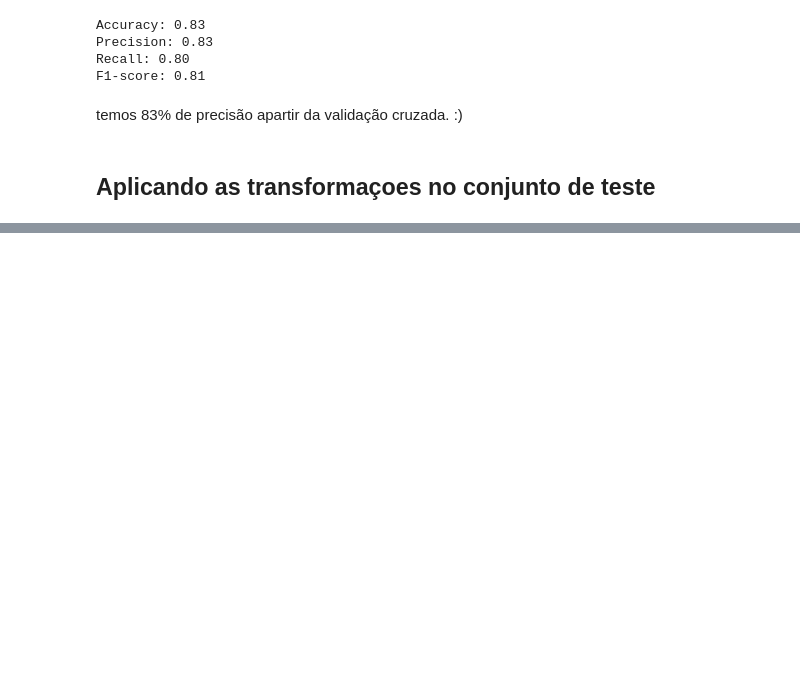
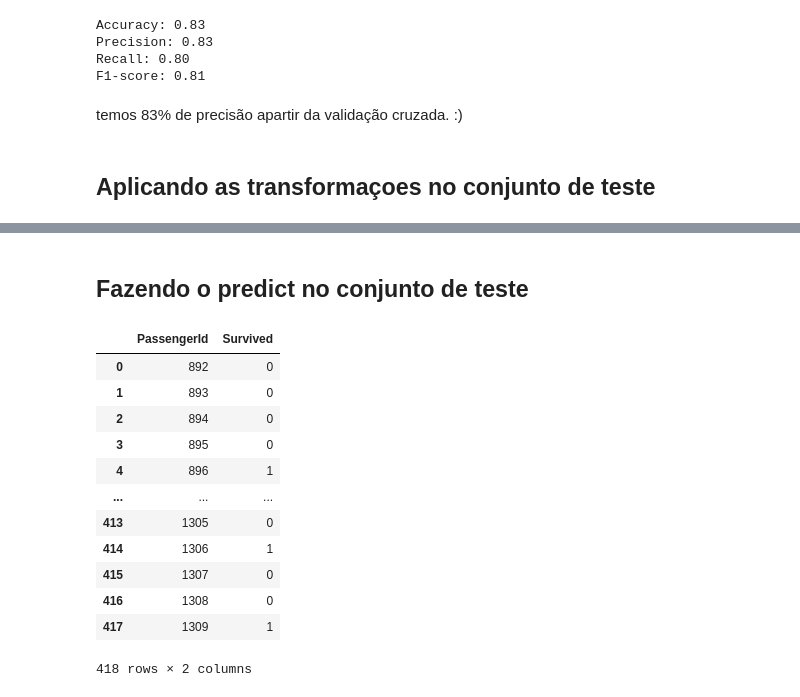
Before and after one commit to DionesGouvea/BeeData_USP, a Jupyter notebook: Titanic.ipynb, the cells around one changed output, grey strips where cells are left out. Saved outputs shown, nothing was run; the diff lists cells and outputs as text; code cells hidden in the pictures; blank space fills up the shorter version.

```diff
--- a/Titanic.ipynb
+++ b/Titanic.ipynb
@@ -543,0 +631,35 @@ test_data = pd.read_csv('/content/test.csv')
+# %%
+#Colocando a variavel age e Fare em uma escala menor
+test_data[['Age', 'Fare']] = sc.fit_transform(test_data[['Age', 'Fare']])
+# %%
+test_data = pd.get_dummies(test_data, columns=['Sex','FamiliaTipo','Titulo','Embarked','Pclass'], drop_first=True)
+# %% [markdown]
+## Fazendo o predict no conjunto de teste
+# %%
+rfc.fit(X_train, y_train)
+test_data_predicted = rfc.predict(test_data)
+# %%
+# Criando o DataFrame com as colunas PassengerId e Survived
+submission_df = pd.DataFrame({
+    "PassengerId": copy_test_data["PassengerId"],
+    "Survived": test_data_predicted
+})
+
+# Salvando o DataFrame em um arquivo csv
+submission_df.to_csv("submission.csv", index=False)
+# %%
+submission_df
+# %% [output]
+|  | PassengerId | Survived |
+| 0 | 892 | 0 |
+| 1 | 893 | 0 |
+| 2 | 894 | 0 |
+| 3 | 895 | 0 |
+| 4 | 896 | 1 |
+| ... | ... | ... |
+| 413 | 1305 | 0 |
+| 414 | 1306 | 1 |
+| 415 | 1307 | 0 |
+| 416 | 1308 | 0 |
+| 417 | 1309 | 1 |
+418 rows × 2 columns
```
Also changed, not shown: parts of 25 cells of this notebook.
